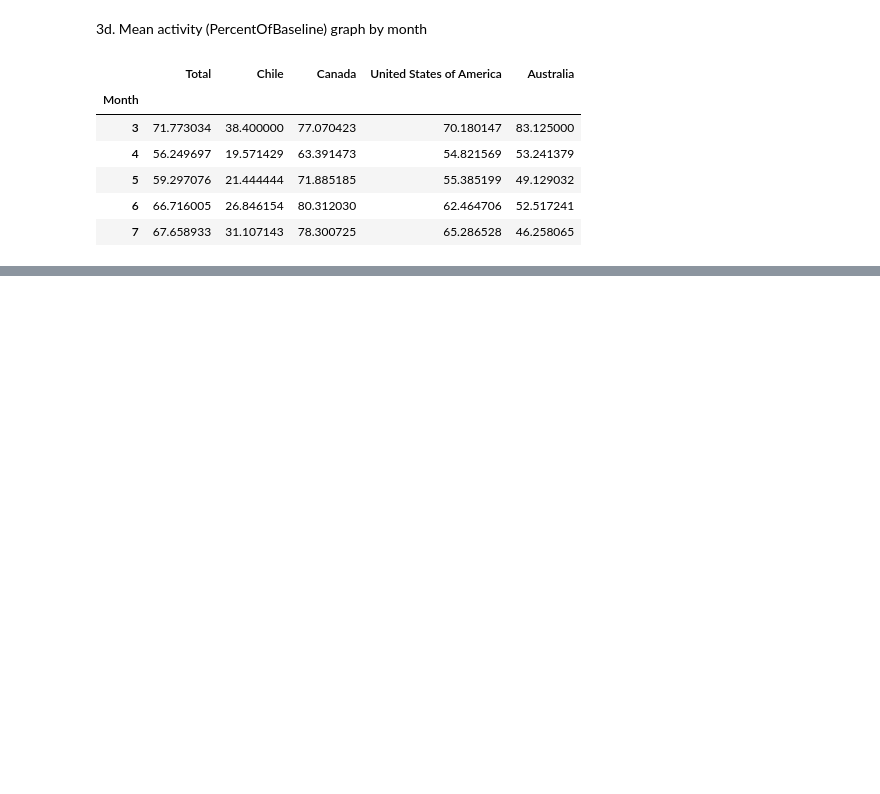
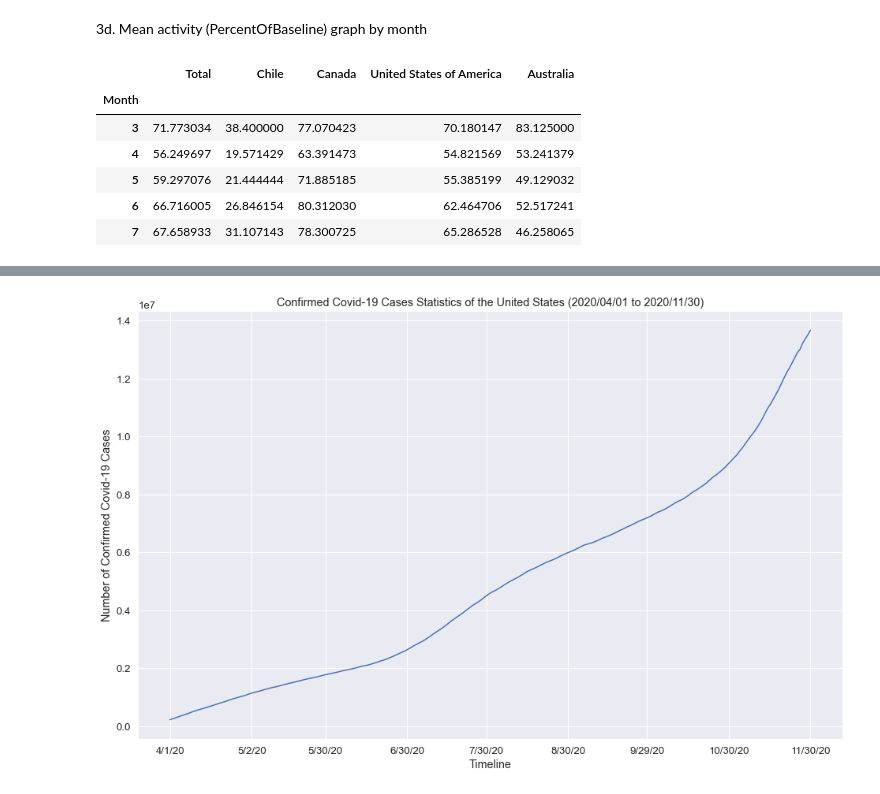
Before and after one commit to PradeepEDAGroup/EDA_and_visualization, a Jupyter notebook: EDA_Project.ipynb, the cells around one changed output, grey strips where cells are left out. Saved outputs shown, nothing was run; the diff lists cells and outputs as text; code cells hidden in the pictures; blank space fills up the shorter version.

```diff
--- a/EDA_Project.ipynb
+++ b/EDA_Project.ipynb
@@ -228,0 +298,9 @@ plt.show()
+# %%
+# We want to compare confirmed cases dataset with our first dataset,
+# therefore, we want to limit the time interval to make two dataset consistent in time
+# Remove all non-target dates
+# In Airport dateset,the time interval is from 3/16/2000 to 12/02/2000.
+# Therefore, we want to compare relationship from April 2000 to November 2000 (Get rid of imcomplete months)
+df2_date_clean = df2_country_clean_uniq[df2_country_clean_uniq.columns.drop(
+                    list(df2_country_clean_uniq.filter(regex='^((.|..)/(.|..)/21)$|^(([1-3]|12)/(.|..)/20)$')))].copy(deep=True)
+df2_date_clean
@@ -228,0 +317,10 @@ plt.show()
+# %%
+fig, ax = plt.subplots(figsize=(16, 10))
+sns.lineplot(data=df2_date_clean.loc['US'])
+plt.ylabel('Number of Confirmed Covid-19 Cases')
+plt.xlabel('Timeline')
+plt.title('Confirmed Covid-19 Cases Statistics of the United States (2020/04/01 to 2020/11/30)')
+ax.xaxis.set_major_locator(mdates.MonthLocator(interval=1))
+plt.show()
+# %% [output]
+[figure, added]
```
Also changed, not shown: parts of 14 cells of this notebook, 1 other file.
